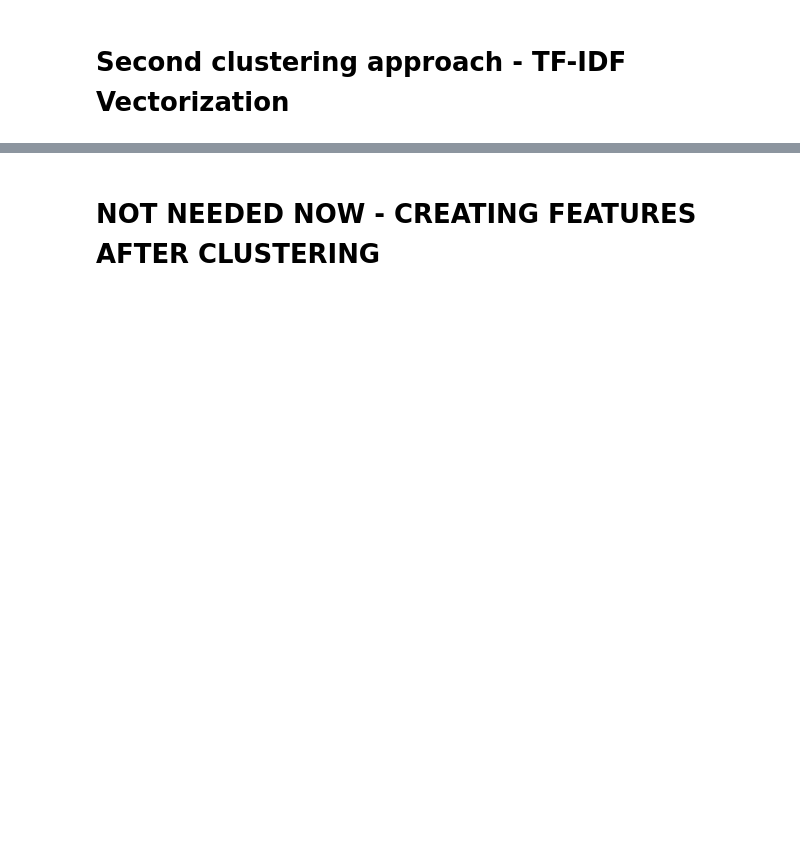
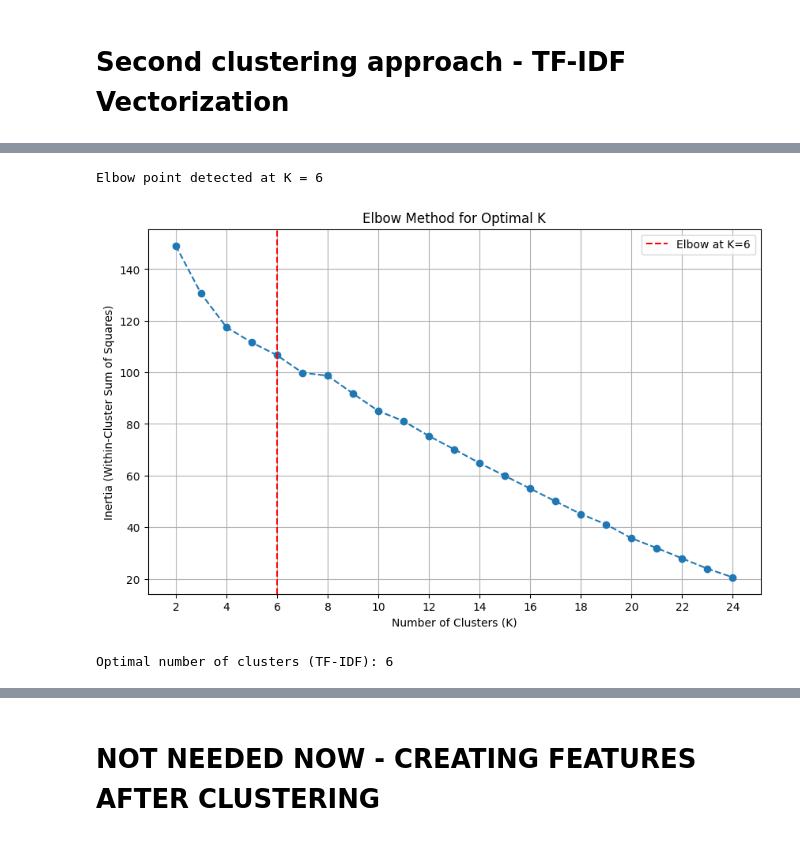
Before and after one commit to juliabarsow/NLP_Job_Postings, a Jupyter notebook: skill_extraction_clustering.ipynb, the cells around one changed output, grey strips where cells are left out. Saved outputs shown, nothing was run; the diff lists cells and outputs as text; code cells hidden in the pictures; blank space fills up the shorter version.

```diff
--- a/skill_extraction_clustering.ipynb
+++ b/skill_extraction_clustering.ipynb
@@ -588,0 +695,8 @@ plt.show()
+# %%
+# elbow plot for optimal number of clusters
+optimal_k_tfidf = plot_elbow_curve(tfidf_matrix)
+print(f"Optimal number of clusters (TF-IDF): {optimal_k_tfidf}")
+# %% [output]
+Elbow point detected at K = 6
+[figure, added]
+Optimal number of clusters (TF-IDF): 6
```
Also changed, not shown: parts of 22 cells of this notebook.
